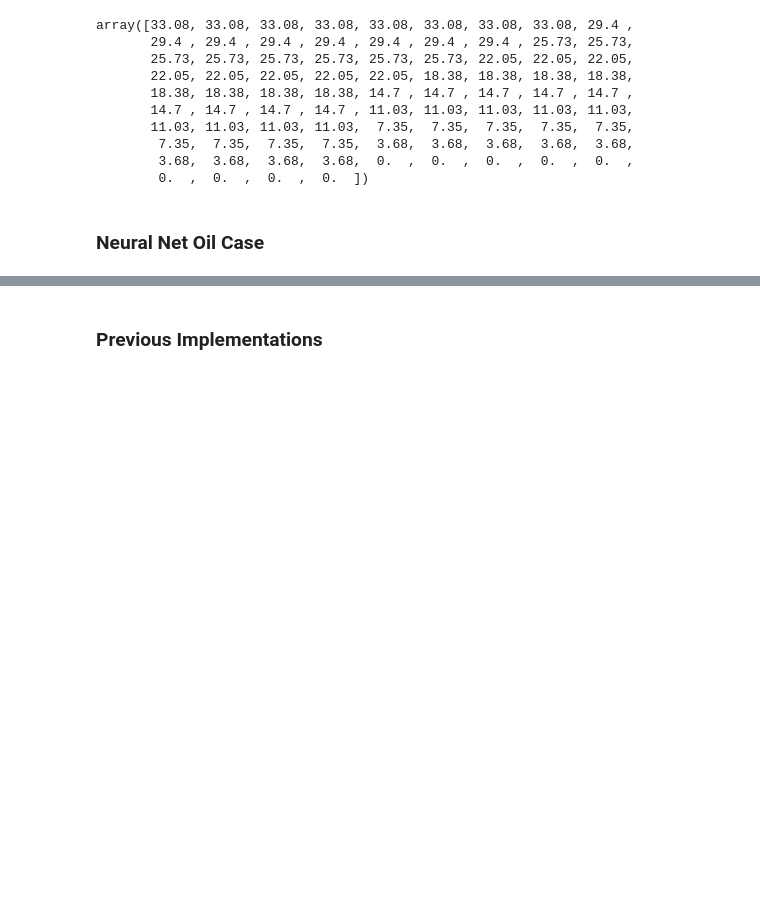
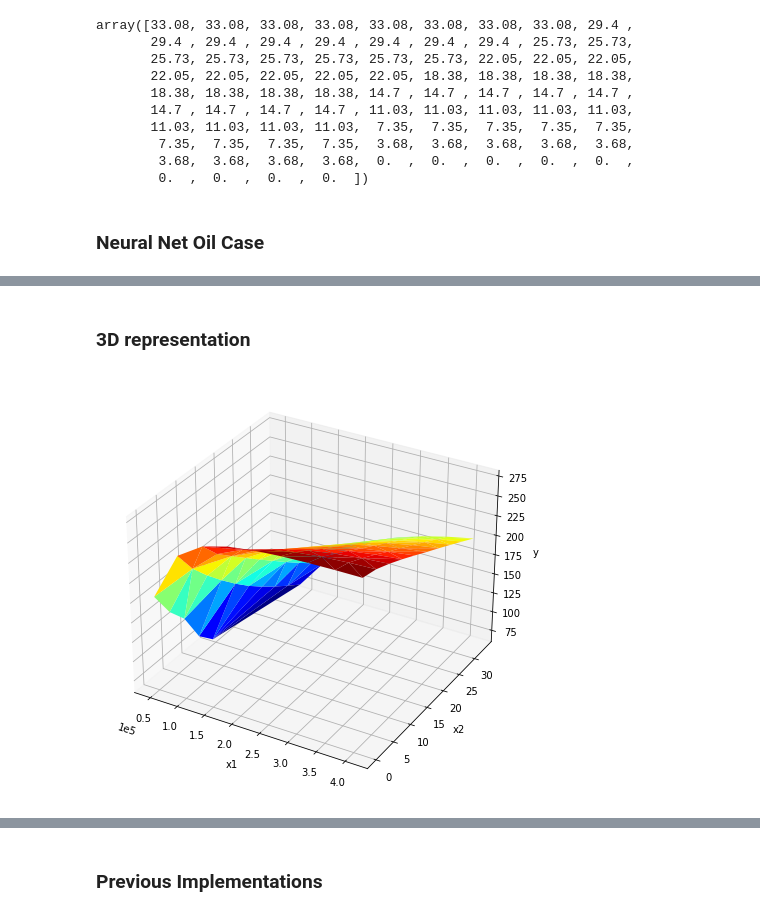
Before and after one commit to Torben11/Neural-Networks-ReLU-as-Aproximation-Functions-in-MILP, a Jupyter notebook: Bound_Tightening/Bound.ipynb, the cells around one changed output, grey strips where cells are left out. Drawn from its saved outputs; the diff is of its cells as text; code cells hidden in the pictures; blank space fills up the shorter version.

```diff
--- a/Bound_Tightening/Bound.ipynb
+++ b/Bound_Tightening/Bound.ipynb
@@ -1709,3 +1703,17 @@ from matplotlib import cm
+# %% [markdown]
+### 3D representation
+# %%
+fig = plt.figure()
+ax = Axes3D(fig)
+plt.rcParams['figure.figsize'] = [1.2*6.4, 1.2*4.8]
+ax.set_xlabel('x1')
+ax.set_ylabel('x2')
+ax.set_zlabel('y')
+ax.dist = 10 # the distance from the center visible point in data coordinates
+ax.plot_trisurf(x[0:,0], x[0:,1], y, cmap=cm.jet)
+plt.ticklabel_format(axis="x", style="sci", scilimits=(0,0))
+# %% [output]
+[figure, added]
 # %%
 fig = plt.figure()
 ax = Axes3D(fig)
```
Also changed, not shown: parts of 11 cells of this notebook.
